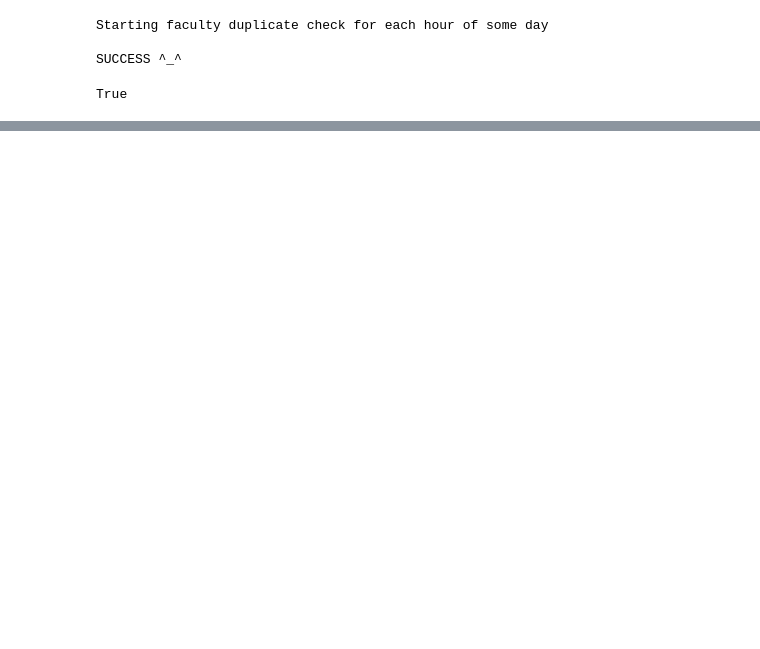
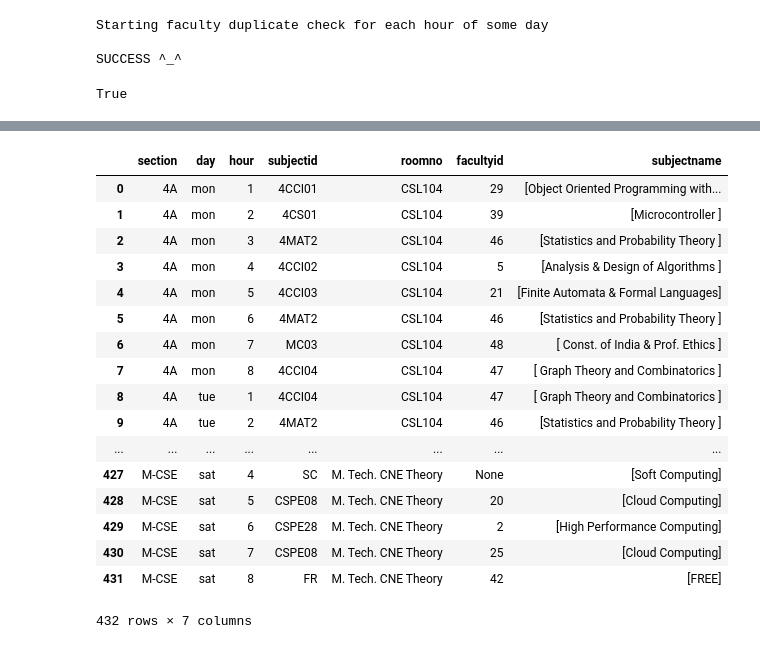
Before and after one commit to nateshmbhat/timetable, a Jupyter notebook: src/main.ipynb, the cells around one changed output, grey strips where cells are left out. Cells and saved outputs as stored; diff of their text form; code cells hidden in the pictures; blank space fills up the shorter version.

Commit message:
time table display done

```diff
--- a/src/main.ipynb
+++ b/src/main.ipynb
@@ -391,0 +463,21 @@ obj.final_allotment.head()
+# %%
+df
+# %% [output]
+|  | section | day | hour | subjectid | roomno | facultyid | subjectname |
+| 0 | 4A | mon | 1 | 4CCI01 | CSL104 | 29 | [Object Oriented Programming with... |
+| 1 | 4A | mon | 2 | 4CS01 | CSL104 | 39 | [Microcontroller ] |
+| 2 | 4A | mon | 3 | 4MAT2 | CSL104 | 46 | [Statistics and Probability Theory ] |
+| 3 | 4A | mon | 4 | 4CCI02 | CSL104 | 5 | [Analysis & Design of Algorithms ] |
+| 4 | 4A | mon | 5 | 4CCI03 | CSL104 | 21 | [Finite Automata & Formal Languages] |
+| 5 | 4A | mon | 6 | 4MAT2 | CSL104 | 46 | [Statistics and Probability Theory ] |
+| 6 | 4A | mon | 7 | MC03 | CSL104 | 48 | [ Const. of India & Prof. Ethics ] |
+| 7 | 4A | mon | 8 | 4CCI04 | CSL104 | 47 | [ Graph Theory and Combinatorics ] |
+| 8 | 4A | tue | 1 | 4CCI04 | CSL104 | 47 | [ Graph Theory and Combinatorics ] |
+| 9 | 4A | tue | 2 | 4MAT2 | CSL104 | 46 | [Statistics and Probability Theory ] |
+| ... | ... | ... | ... | ... | ... | ... | ... |
+| 427 | M-CSE | sat | 4 | SC | M. Tech. CNE Theory | None | [Soft Computing] |
+| 428 | M-CSE | sat | 5 | CSPE08 | M. Tech. CNE Theory | 20 | [Cloud Computing] |
+| 429 | M-CSE | sat | 6 | CSPE28 | M. Tech. CNE Theory | 2 | [High Performance Computing] |
+| 430 | M-CSE | sat | 7 | CSPE08 | M. Tech. CNE Theory | 25 | [Cloud Computing] |
+| 431 | M-CSE | sat | 8 | FR | M. Tech. CNE Theory | 42 | [FREE] |
+432 rows × 7 columns
```
Also changed, not shown: parts of 6 cells of this notebook.
